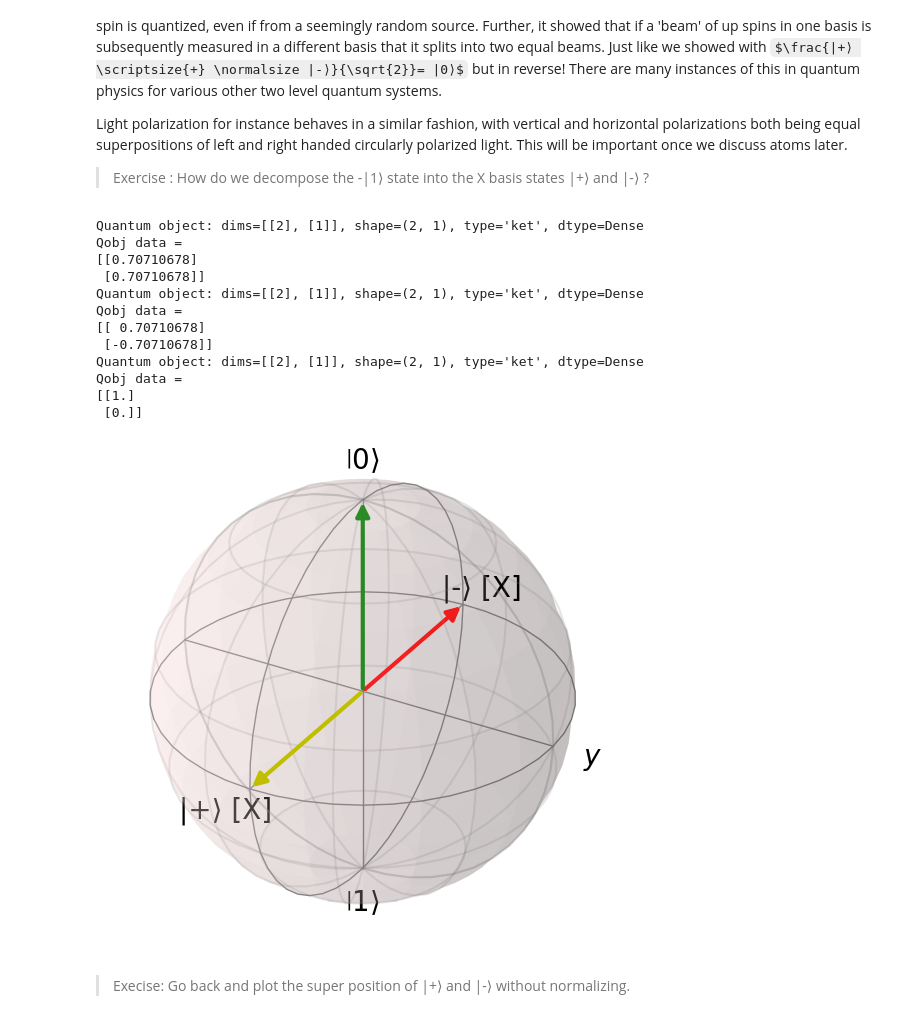
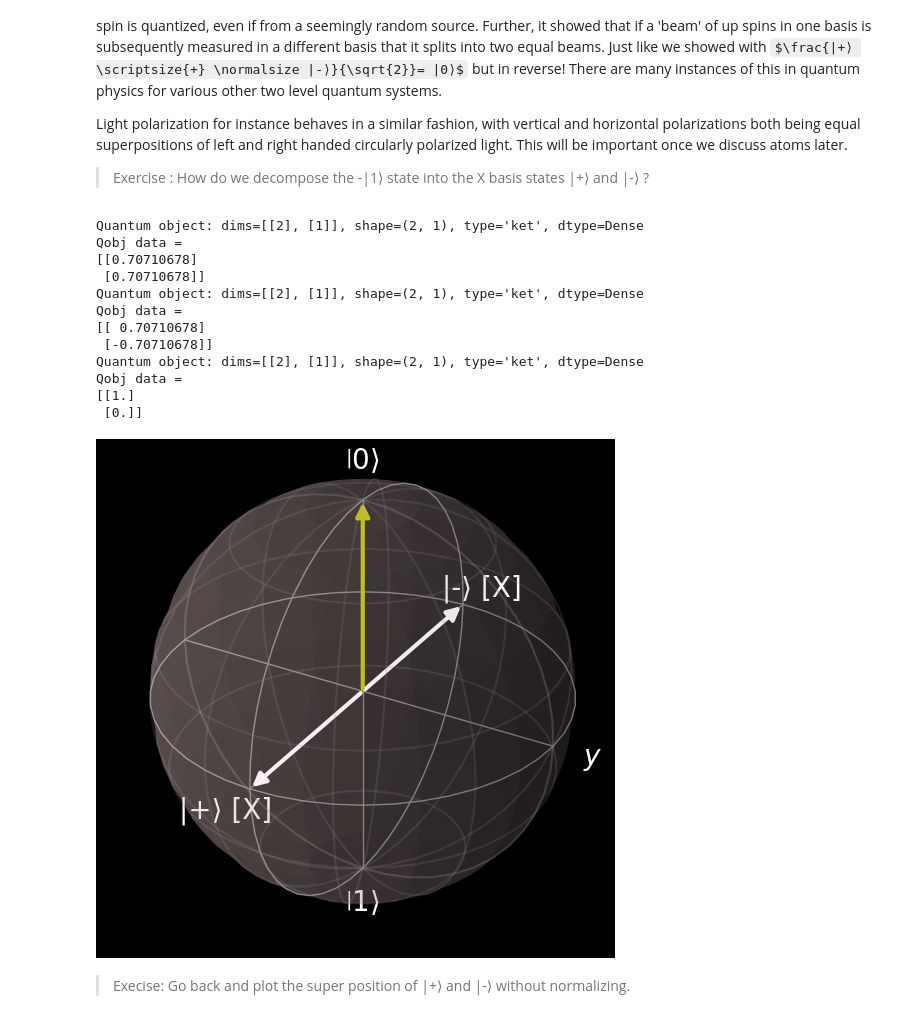
Before and after one commit to UMassIonTrappers/Introduction-to-Quantum-Computing, a Jupyter notebook: Lab_02_Measurement_Basis,_Spatial_quantization_and_the_Stern_Gerlach_Exp_.ipynb, the cells around one changed output. Saved outputs shown, nothing was run; the diff lists cells and outputs as text; code cells hidden in the pictures; some formulas as TeX source.

```diff
--- a/Lab_02_Measurement_Basis,_Spatial_quantization_and_the_Stern_Gerlach_Exp_.ipynb
+++ b/Lab_02_Measurement_Basis,_Spatial_quantization_and_the_Stern_Gerlach_Exp_.ipynb
@@ -659,8 +681,8 @@ Light polarization for instance behaves in a similar fashion, with vertical and
 
 > Exercise : How do we decompose the -|1⟩ state into the X basis states |+⟩ and |-⟩ ?
 # %%
-Xb = Bloch() #create Bloch sphere
-# b.font_color = 'white'
+b = Bloch() #create Bloch sphere
+b.font_color = 'white'
 b.vector_color = ['w','w','y'] #set color of initial and final vectors
 b.xlabel = ['|+⟩ [X]', '|-⟩ [X]']
 
@@ -669,34 +691,34 @@ Create X+ and X- states
 '''
 x_plus = (basis(2,0)+(1+0j)*basis(2,1)).unit()
 x_minus = (basis(2,0)-(1+0j)*basis(2,1)).unit()
 
 print(x_plus)
 b.add_states(x_plus)
 print(x_minus)
 b.add_states(x_minus)
 
 '''
 Super position |+⟩ + |-⟩ normalized = |0⟩
 '''
 psi1 = (x_plus + x_minus).unit()
 print( psi1 )
 b.add_states(psi1)
 
 b.show()
 # %% [output]
 Quantum object: dims=[[2], [1]], shape=(2, 1), type='ket', dtype=Dense
 Qobj data =
 [[0.70710678]
  [0.70710678]]
 Quantum object: dims=[[2], [1]], shape=(2, 1), type='ket', dtype=Dense
 Qobj data =
 [[ 0.70710678]
  [-0.70710678]]
 Quantum object: dims=[[2], [1]], shape=(2, 1), type='ket', dtype=Dense
 Qobj data =
 [[1.]
  [0.]]
-[figure, old version]
+[figure, new version]
 # %% [markdown]
 >Execise: Go back and plot the super position of |+⟩ and |-⟩ without normalizing.
 # %% [markdown]
```
Also changed, not shown: parts of 23 cells of this notebook.
